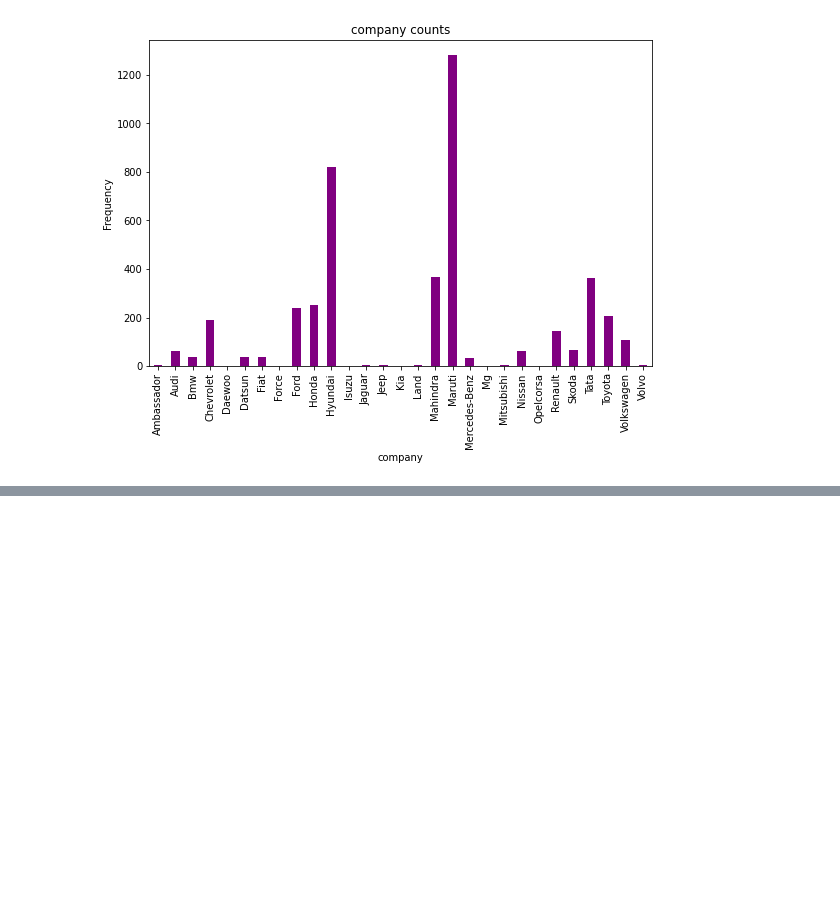
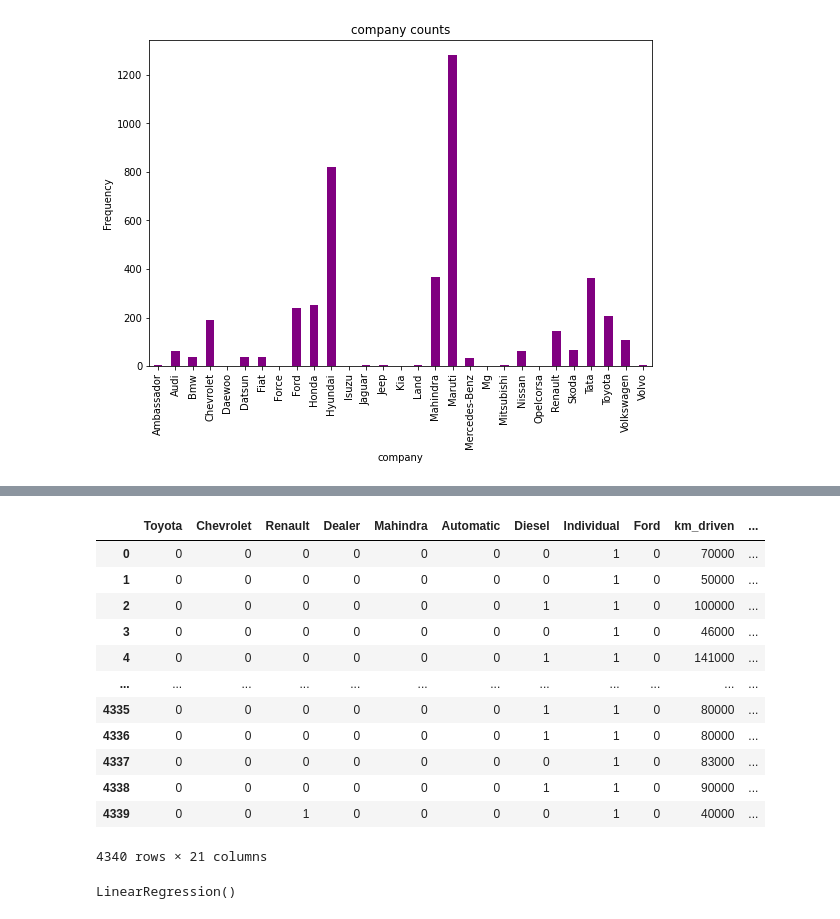
Before and after one commit to SampannaMishra/Car_Dekho_Project, a Jupyter notebook: Sampanna_Linear_Regression_(Car_Dekho).ipynb, the cells around one changed output, grey strips where cells are left out. Saved outputs shown, nothing was run; the diff lists cells and outputs as text; code cells hidden in the pictures; blank space fills up the shorter version.

```diff
--- a/Sampanna_Linear_Regression_(Car_Dekho).ipynb
+++ b/Sampanna_Linear_Regression_(Car_Dekho).ipynb
@@ -190,0 +388,2 @@ plt.show()
+# %%
+data_car = data_car.iloc[:,[11,12,13,14,15,16,17,18,19,20,21,22,23,24,25,26,27,28,29,30,31,32,33]]
@@ -190,0 +399,2 @@ plt.show()
+# %%
+data_car = data_car.drop(['company'],axis=1)
@@ -190,0 +403,5 @@ plt.show()
+# %%
+dependent_variable = 'selling_price'
+# %%
+# Create a list of independent variables
+independent_variables = list(set(data_car.columns.tolist()) - {dependent_variable})
@@ -190,0 +434,16 @@ plt.show()
+# %%
+data_car[independent_variables]
+# %% [output]
+|  | Toyota | Chevrolet | Renault | Dealer | Mahindra | Automatic | Diesel | Individual | Ford | km_driven | ... |
+| 0 | 0 | 0 | 0 | 0 | 0 | 0 | 0 | 1 | 0 | 70000 | ... |
+| 1 | 0 | 0 | 0 | 0 | 0 | 0 | 0 | 1 | 0 | 50000 | ... |
+| 2 | 0 | 0 | 0 | 0 | 0 | 0 | 1 | 1 | 0 | 100000 | ... |
+| 3 | 0 | 0 | 0 | 0 | 0 | 0 | 0 | 1 | 0 | 46000 | ... |
+| 4 | 0 | 0 | 0 | 0 | 0 | 0 | 1 | 1 | 0 | 141000 | ... |
+| ... | ... | ... | ... | ... | ... | ... | ... | ... | ... | ... | ... |
+| 4335 | 0 | 0 | 0 | 0 | 0 | 0 | 1 | 1 | 0 | 80000 | ... |
+| 4336 | 0 | 0 | 0 | 0 | 0 | 0 | 1 | 1 | 0 | 80000 | ... |
+| 4337 | 0 | 0 | 0 | 0 | 0 | 0 | 0 | 1 | 0 | 83000 | ... |
+| 4338 | 0 | 0 | 0 | 0 | 0 | 0 | 1 | 1 | 0 | 90000 | ... |
+| 4339 | 0 | 0 | 1 | 0 | 0 | 0 | 0 | 1 | 0 | 40000 | ... |
+4340 rows × 21 columns
@@ -190,0 +462,6 @@ plt.show()
+# %%
+# Fitting Multiple Linear Regression to the Training set
+regressor = LinearRegression()
+regressor.fit(X_train, y_train)
+# %% [output]
+LinearRegression()
```
Also changed, not shown: parts of 60 cells of this notebook.
